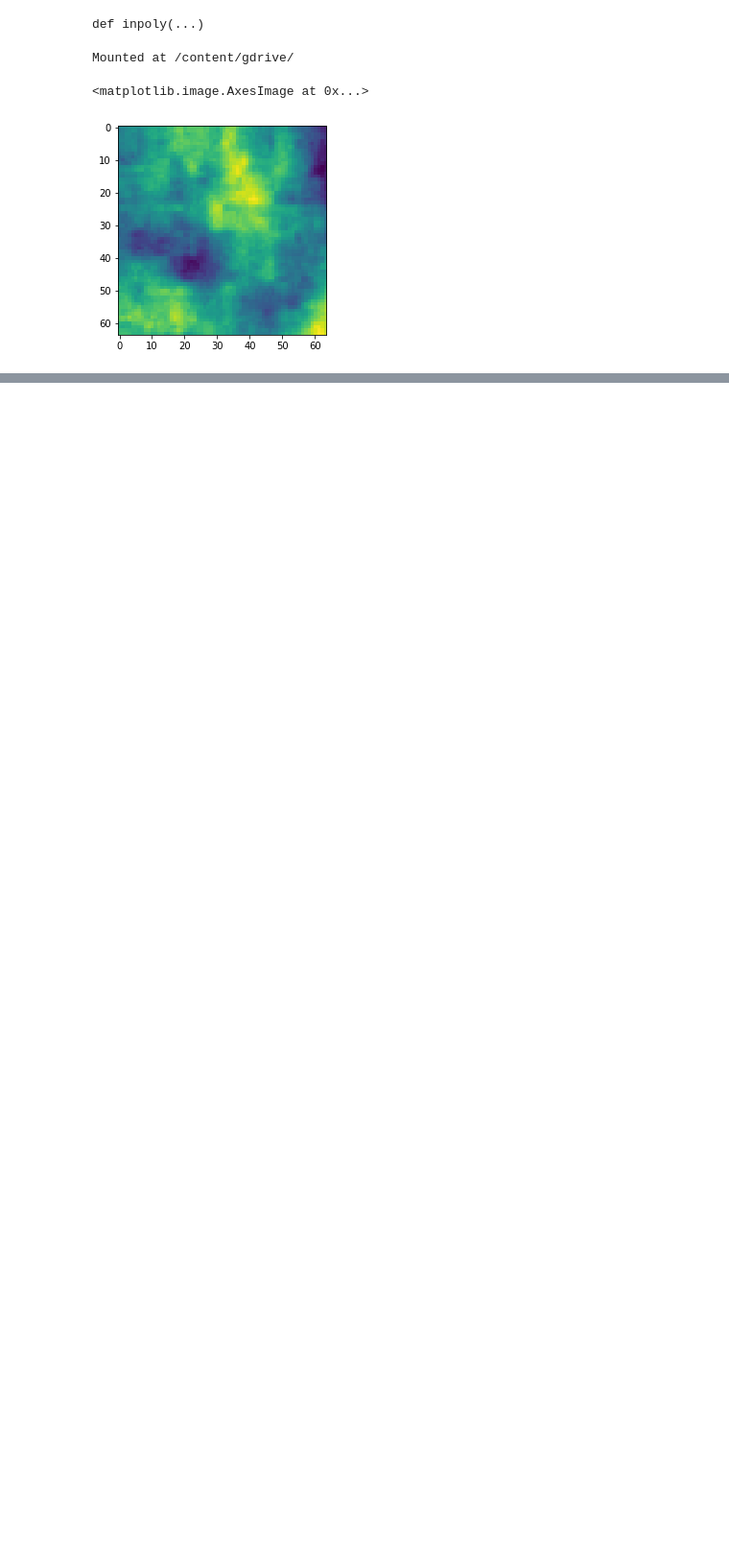
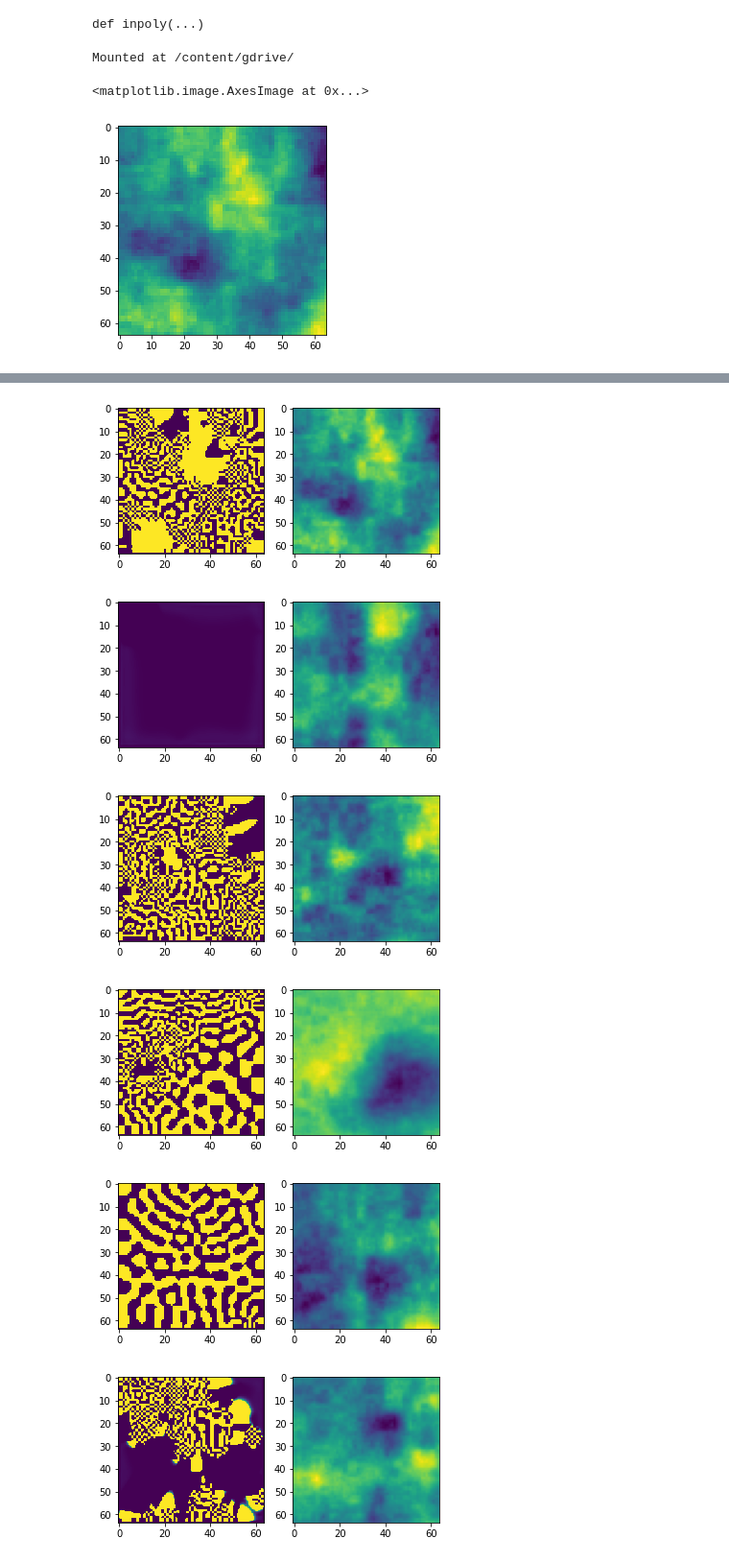
Before and after one commit to mlttac/AUNet_gwf, a Jupyter notebook: Darcy2DSolver.ipynb, the cells around one changed output, grey strips where cells are left out. Shown at 96% size. Saved outputs shown, nothing was run; the diff lists cells and outputs as text; code cells hidden in the pictures; blank space fills up the shorter version.

```diff
--- a/Darcy2DSolver.ipynb
+++ b/Darcy2DSolver.ipynb
@@ -1465,0 +1470,56 @@ plt.imshow(Out.Phi[998][:,0,:])
+# %%
+# Generate Data Set
+Realisations = 10
+nT = 10
+
+maxH = 10
+minH = 0
+
+nx = nz = 64
+ny = 1
+
+x = np.linspace(0, nx, nx+1)
+y = np.linspace(-0.5, 0.5, ny+1)
+z = np.linspace(0, nz, nz+1)
+
+gr = Grid(x,y,z)
+
+t = np.array(range(0,nT))
+
+max_lvl = int(math.log(nx)/math.log(2))+1
+seed = -260281
+theta = 100
+rfgen = RF.rand2d(1, max_lvl, 1, theta, nx, nz, seed, 0.0, 1.0, False, 1)
+
+Ss = np.full((nx, ny, nz), 1)
+FQ = np.zeros((nx, ny, nz))
+FQ[5, 0, 5] = -10000
+
+IH = np.zeros((nx, ny, nz))
+IH[:, 0,  0] = maxH
+IH[:, 0, -1] = maxH
+IH[0, 0,  :] = maxH
+IH[-1, 0, :] = maxH
+
+IBOUND = np.ones((nx, ny, nz))
+IBOUND[:, 0,  0] = -1
+IBOUND[:, 0, -1] = -1
+IBOUND[0, 0,  :] = -1
+IBOUND[-1, 0, :] = -1
+
+for i in range(Realisations):
+  nrf = next(rfgen)[0]
+  kx = ky = kz = nrf.reshape(nx, ny, nz)
+  Out = fdm3t(gr, t, kx, ky, kz, Ss, FQ, IH, IBOUND, epsilon=0.67)
+  plt.subplot(1,2,1)
+  plt.imshow(Out.Phi[5][:,0,:], vmin=minH, vmax=maxH)
+  plt.subplot(1,2,2)
+  plt.imshow(kx[:,0,:])
+  plt.show()
+# %% [output]
+[figure, added]
+[figure, added]
+[figure, added]
+[figure, added]
+[figure, added]
+[figure, added]
```
Also changed, not shown: parts of 3 cells of this notebook.
